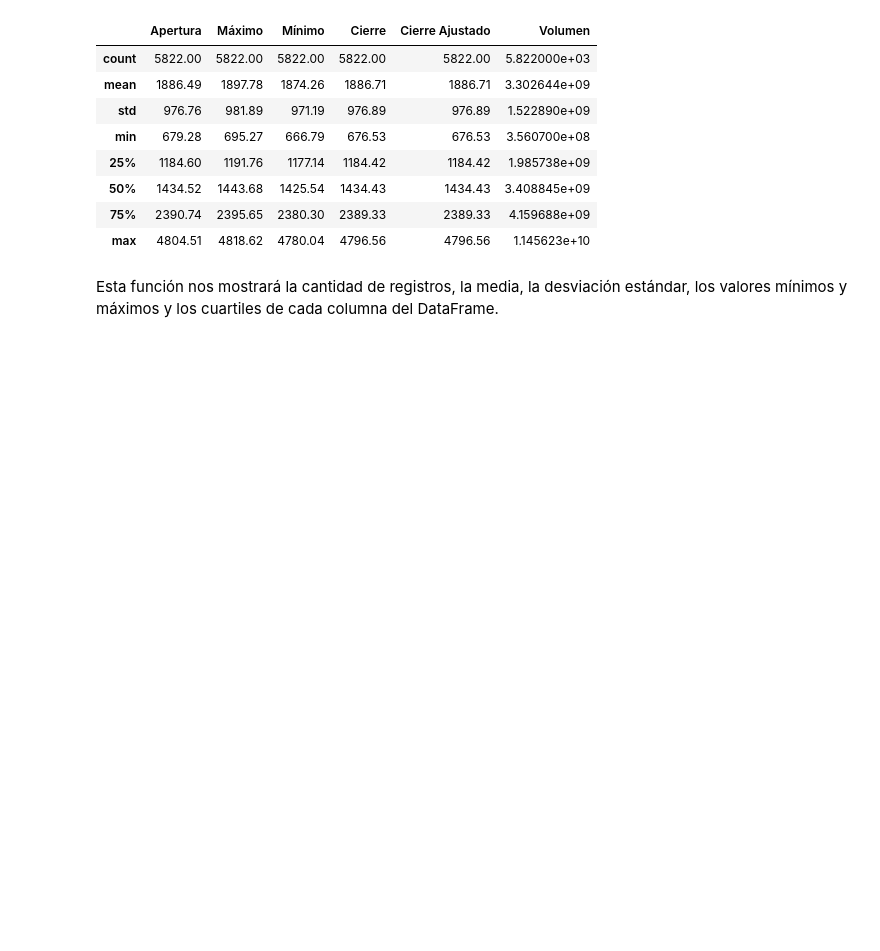
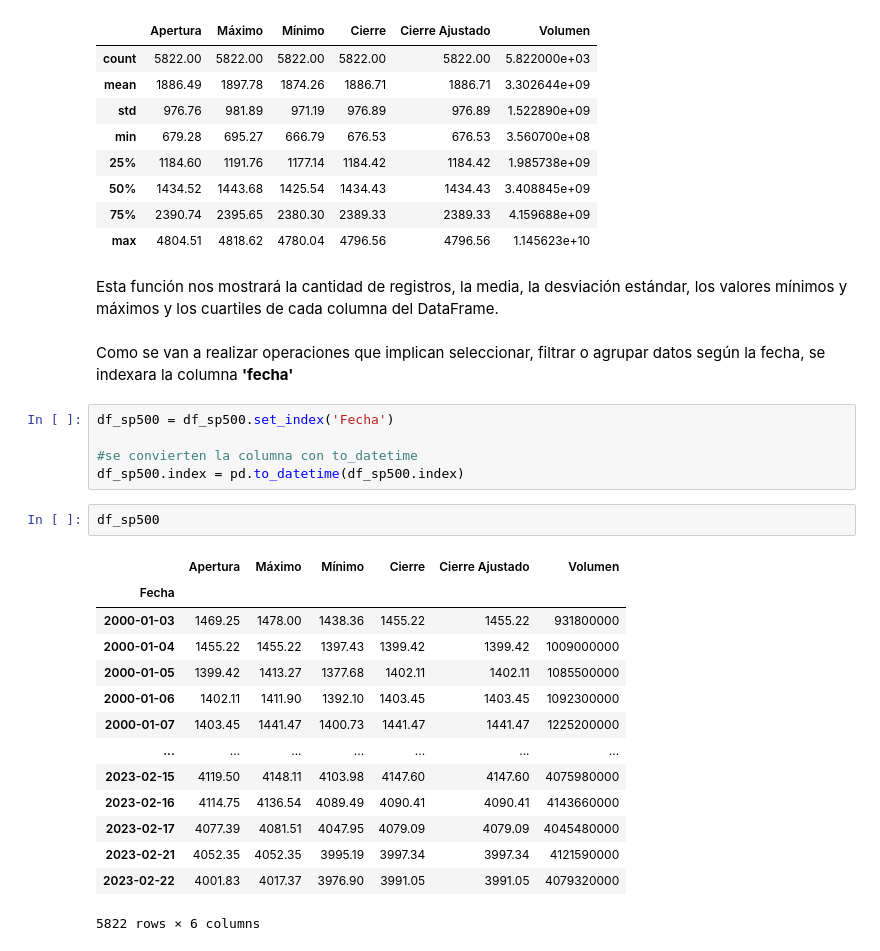
Before and after one commit to SoleEsp/PI_N2_DA, a Jupyter notebook: EDA.ipynb, the cells around one changed output. Saved outputs shown, nothing was run; the diff lists cells and outputs as text; blank space fills up the shorter version.

```diff
--- a/EDA.ipynb
+++ b/EDA.ipynb
@@ -107,3 +107,27 @@ df_sp500.describe().round(2)
 | max | 4804.51 | 4818.62 | 4780.04 | 4796.56 | 4796.56 | 1.145623e+10 |
 # %% [markdown]
 Esta función nos mostrará la cantidad de registros, la media, la desviación estándar, los valores mínimos y máximos y los cuartiles de cada columna del DataFrame.
+# %% [markdown]
+Como se van a realizar operaciones que implican seleccionar, filtrar o agrupar datos según la fecha, se indexara la columna **'fecha'**
+# %%
+df_sp500 = df_sp500.set_index('Fecha')
+
+#se convierten la columna con to_datetime
+df_sp500.index = pd.to_datetime(df_sp500.index)
+# %%
+df_sp500
+# %% [output]
+|  | Apertura | Máximo | Mínimo | Cierre | Cierre Ajustado | Volumen |
+| Fecha |  |  |  |  |  |  |
+| 2000-01-03 | 1469.25 | 1478.00 | 1438.36 | 1455.22 | 1455.22 | 931800000 |
+| 2000-01-04 | 1455.22 | 1455.22 | 1397.43 | 1399.42 | 1399.42 | 1009000000 |
+| 2000-01-05 | 1399.42 | 1413.27 | 1377.68 | 1402.11 | 1402.11 | 1085500000 |
+| 2000-01-06 | 1402.11 | 1411.90 | 1392.10 | 1403.45 | 1403.45 | 1092300000 |
+| 2000-01-07 | 1403.45 | 1441.47 | 1400.73 | 1441.47 | 1441.47 | 1225200000 |
+| ... | ... | ... | ... | ... | ... | ... |
+| 2023-02-15 | 4119.50 | 4148.11 | 4103.98 | 4147.60 | 4147.60 | 4075980000 |
+| 2023-02-16 | 4114.75 | 4136.54 | 4089.49 | 4090.41 | 4090.41 | 4143660000 |
+| 2023-02-17 | 4077.39 | 4081.51 | 4047.95 | 4079.09 | 4079.09 | 4045480000 |
+| 2023-02-21 | 4052.35 | 4052.35 | 3995.19 | 3997.34 | 3997.34 | 4121590000 |
+| 2023-02-22 | 4001.83 | 4017.37 | 3976.90 | 3991.05 | 3991.05 | 4079320000 |
+5822 rows × 6 columns
```
Also changed, not shown: parts of 3 cells of this notebook.
